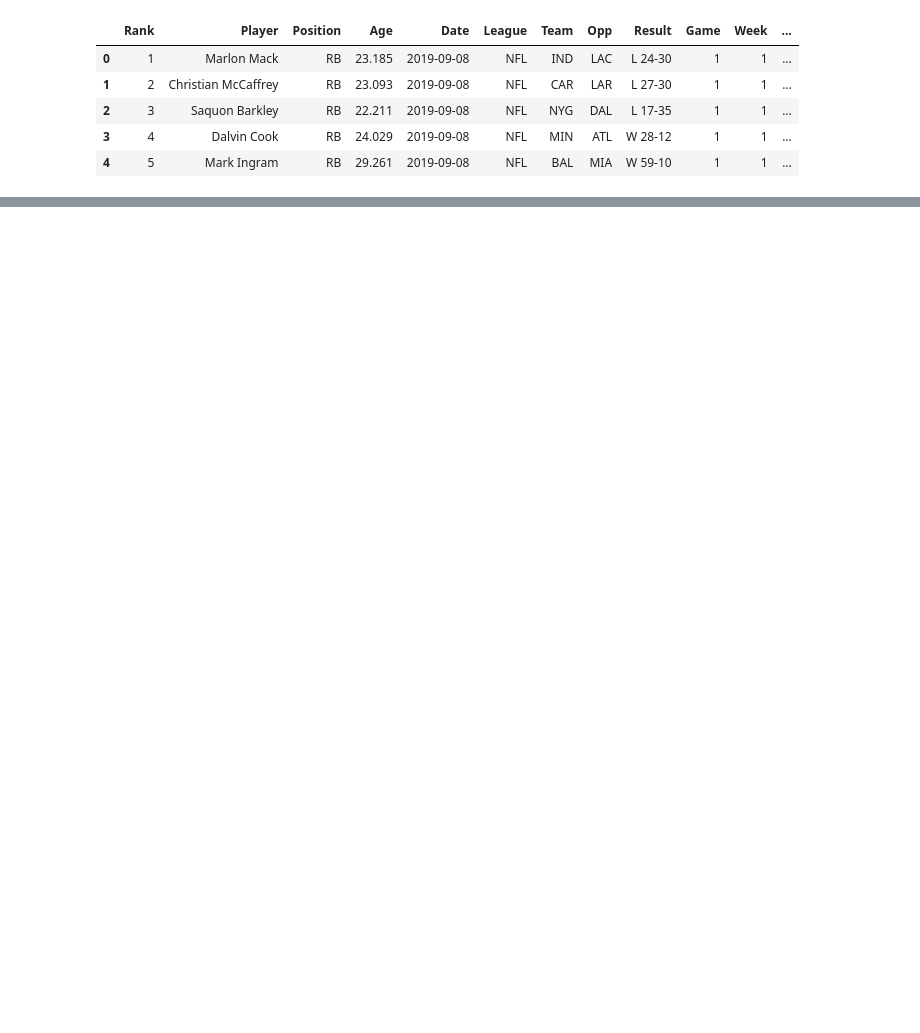
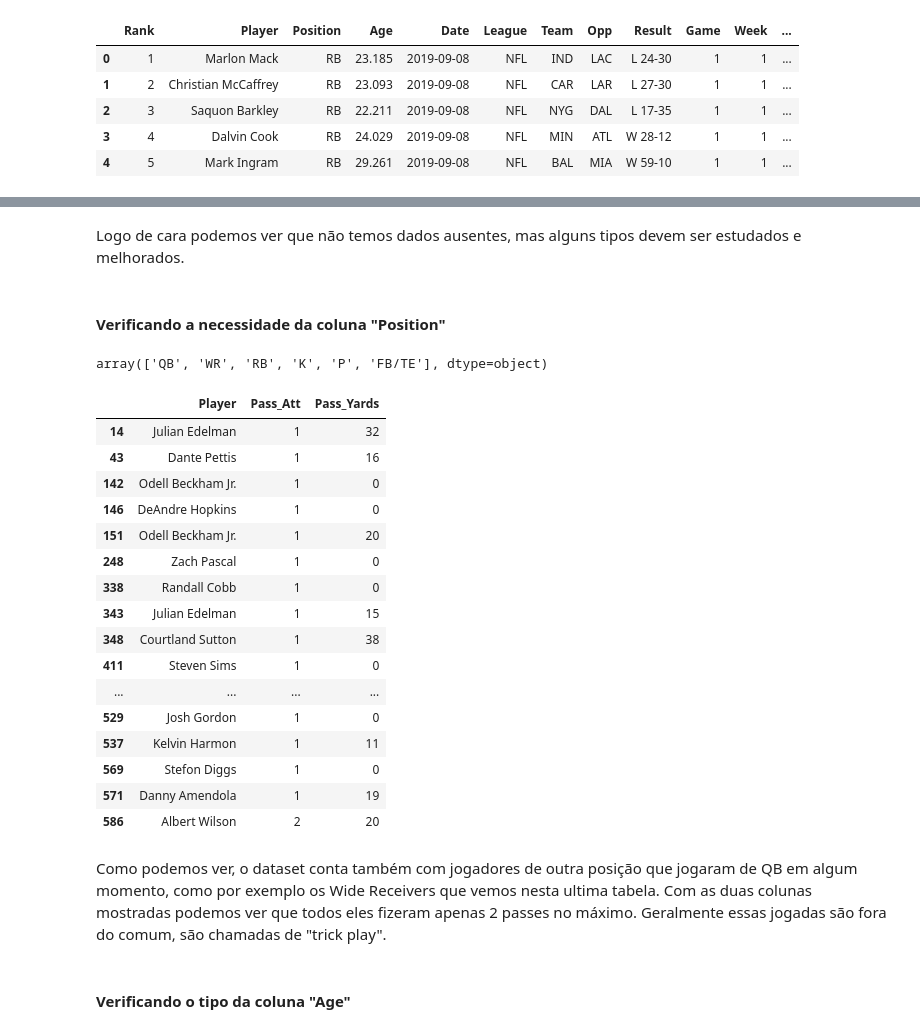
Before and after one commit to Valgueiro/dataScience_project, a Jupyter notebook: Projeto_1_dataScience.ipynb, the cells around one changed output, grey strips where cells are left out. Saved outputs shown, nothing was run; the diff lists cells and outputs as text; code cells hidden in the pictures; blank space fills up the shorter version.

```diff
--- a/Projeto_1_dataScience.ipynb
+++ b/Projeto_1_dataScience.ipynb
@@ -27,0 +57,32 @@ rbs.head()
+# %% [markdown]
+Logo de cara podemos ver que não temos dados ausentes, mas alguns tipos devem ser estudados e melhorados.
+# %% [markdown]
+#### Verificando a necessidade da coluna "Position"
+# %%
+qbs["Position"].unique()
+# %% [output]
+array(['QB', 'WR', 'RB', 'K', 'P', 'FB/TE'], dtype=object)
+# %%
+qbs[qbs["Position"] == 'WR'][["Player", "Pass_Att"]]
+# %% [output]
+|  | Player | Pass_Att | Pass_Yards |
+| 14 | Julian Edelman | 1 | 32 |
+| 43 | Dante Pettis | 1 | 16 |
+| 142 | Odell Beckham Jr. | 1 | 0 |
+| 146 | DeAndre Hopkins | 1 | 0 |
+| 151 | Odell Beckham Jr. | 1 | 20 |
+| 248 | Zach Pascal | 1 | 0 |
+| 338 | Randall Cobb | 1 | 0 |
+| 343 | Julian Edelman | 1 | 15 |
+| 348 | Courtland Sutton | 1 | 38 |
+| 411 | Steven Sims | 1 | 0 |
+| ... | ... | ... | ... |
+| 529 | Josh Gordon | 1 | 0 |
+| 537 | Kelvin Harmon | 1 | 11 |
+| 569 | Stefon Diggs | 1 | 0 |
+| 571 | Danny Amendola | 1 | 19 |
+| 586 | Albert Wilson | 2 | 20 |
+# %% [markdown]
+Como podemos ver, o dataset conta também com jogadores de outra posição que jogaram de QB em algum momento, como por exemplo os Wide Receivers que vemos nesta ultima tabela. Com as duas colunas mostradas podemos ver que todos eles fizeram apenas 2 passes no máximo. Geralmente essas jogadas são fora do comum, são chamadas de "trick play".
+# %% [markdown]
+#### Verificando o tipo da coluna "Age"
```
Also changed, not shown: parts of 19 cells of this notebook.
